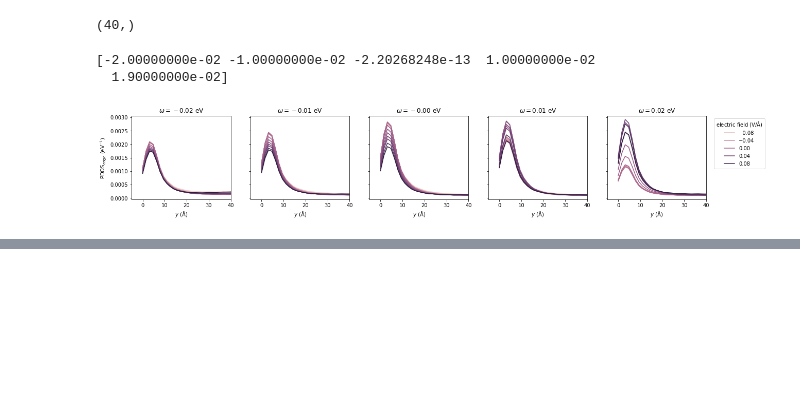
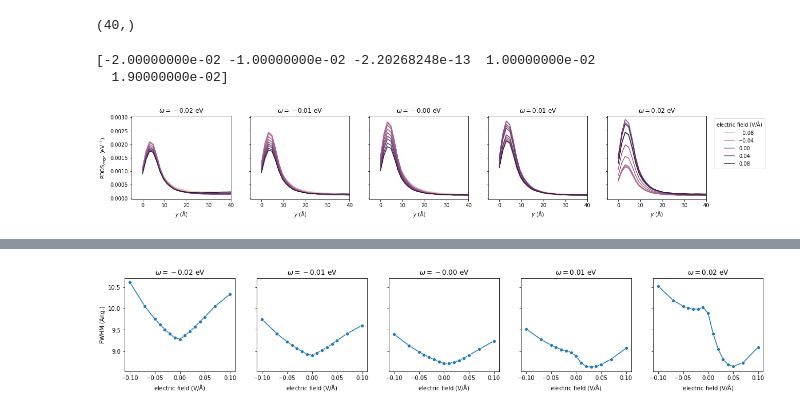
Before and after one commit to YueqingChang/WTe2_edge_states, a Jupyter notebook: ribbon_edge_states/get_edge_states_spreads.ipynb, the cells around one changed output, grey strips where cells are left out. Saved outputs shown, nothing was run; the diff lists cells and outputs as text; code cells hidden in the pictures; blank space fills up the shorter version.

```diff
--- a/ribbon_edge_states/get_edge_states_spreads.ipynb
+++ b/ribbon_edge_states/get_edge_states_spreads.ipynb
@@ -117,3 +147,16 @@ for efield in efield_list:
+# %%
+# now plot the fwhm as a function of efield for different biases
+fig, ax = plt.subplots(1, len(bias_to_plot), figsize=(4*len(bias_to_plot),3), sharey=True)
+
+for iax, bias in zip(ax, bias_to_plot):
+    sns.lineplot(data=df_spread[df_spread.bias==bias], x='efield', y='fwhm', ax=iax, marker='o')
+    iax.set_xlabel(r"electric field (V/$\mathrm{\AA}$)")
+    iax.set_ylabel(r"FWHM (Ang.)")
+    iax.set_title(f"$\omega={bias:.2f}$ eV")
+
+fig.savefig(f"./figures/ribbon_dos_spread_summary.pdf", bbox_inches='tight')
+# %% [output]
+[figure, added]
 # %%
 # # now we try to get the extend of the edge state as a function of the efield value and the bias value (egrid)
 # # Let's just look at the values within the gap.
```
Also changed, not shown: parts of 3 cells of this notebook, 3 other files.
